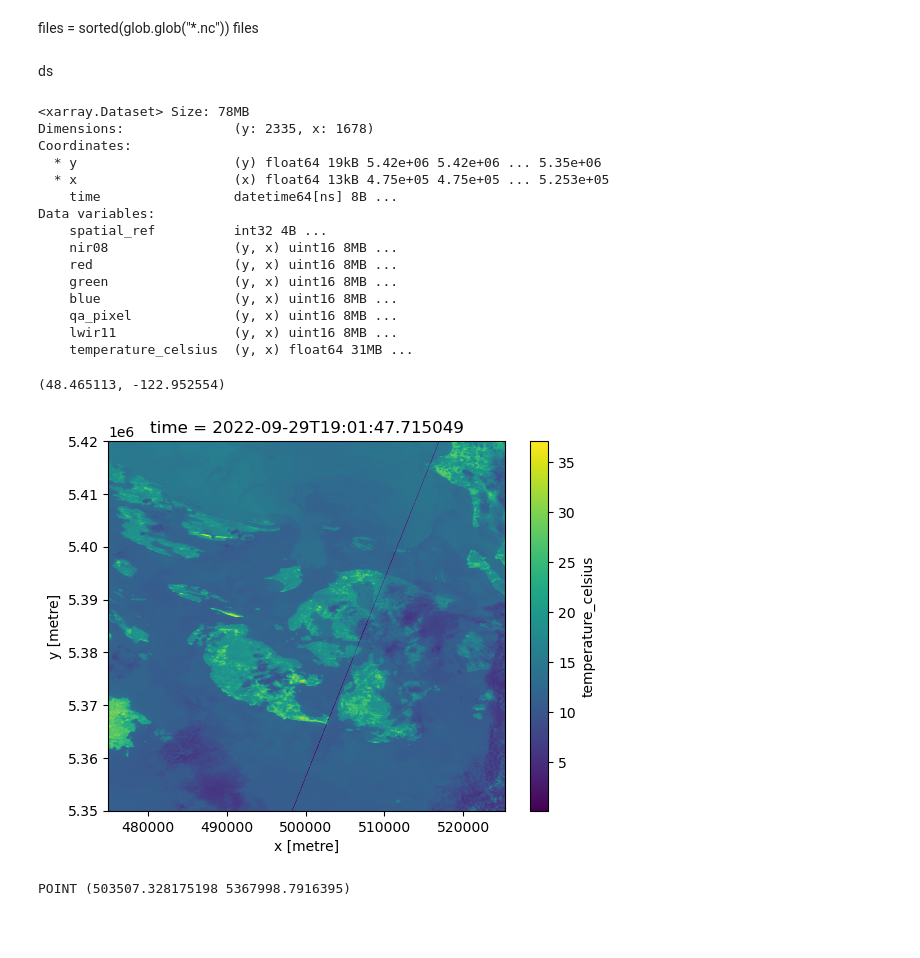
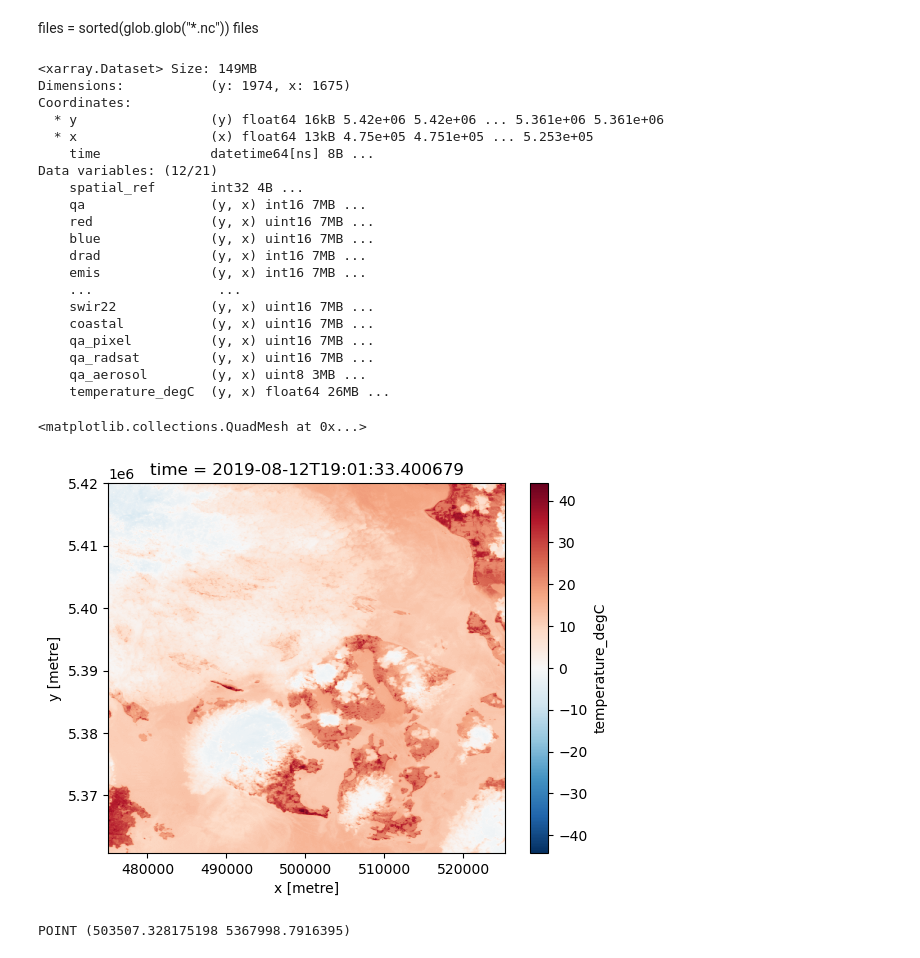
Before and after one commit to elischwat/summerfog, a Jupyter notebook: landsat/extracting-temps.ipynb, the cells around one changed output. Cells and saved outputs as stored; diff of their text form; code cells hidden in the pictures; blank space fills up the shorter version.

```diff
--- a/landsat/extracting-temps.ipynb
+++ b/landsat/extracting-temps.ipynb
@@ -12,35 +14,42 @@ files = sorted(glob.glob("*.nc"))
 files
 # %%
 
-fn = "/mnt/c/Users/isabe/FILES/Documents/FHL Summer 2025/2022-09-29T19_01_47.715049000.nc"
+#correct format is: "/mnt/c/Users/isabe/FILES/Documents/FHL Summer 2025/2022-09-29T19_01_47.715049000.nc"
+
+#fn = '2019-08-28T19:01:37.429983000.nc'
+
+fn = '2019-08-12T19:01:33.400679000.nc'
 # %%
 ds = xr.open_dataset(fn)
-# %% [markdown]
-ds
 # %%
 ds
 # %% [output]
-<xarray.Dataset> Size: 78MB
-Dimensions:              (y: 2335, x: 1678)
+<xarray.Dataset> Size: 149MB
+Dimensions:           (y: 1974, x: 1675)
 Coordinates:
-  * y                    (y) float64 19kB 5.42e+06 5.42e+06 ... 5.35e+06
-  * x                    (x) float64 13kB 4.75e+05 4.75e+05 ... 5.253e+05
-    time                 datetime64[ns] 8B ...
-Data variables:
-    spatial_ref          int32 4B ...
-    nir08                (y, x) uint16 8MB ...
-    red                  (y, x) uint16 8MB ...
-    green                (y, x) uint16 8MB ...
-    blue                 (y, x) uint16 8MB ...
-    qa_pixel             (y, x) uint16 8MB ...
-    lwir11               (y, x) uint16 8MB ...
-    temperature_celsius  (y, x) float64 31MB ...
+  * y                 (y) float64 16kB 5.42e+06 5.42e+06 ... 5.361e+06 5.361e+06
+  * x                 (x) float64 13kB 4.75e+05 4.751e+05 ... 5.253e+05
+    time              datetime64[ns] 8B ...
+Data variables: (12/21)
+    spatial_ref       int32 4B ...
+    qa                (y, x) int16 7MB ...
+    red               (y, x) uint16 7MB ...
+    blue              (y, x) uint16 7MB ...
+    drad              (y, x) int16 7MB ...
+    emis              (y, x) int16 7MB ...
+    ...                ...
+    swir22            (y, x) uint16 7MB ...
+    coastal           (y, x) uint16 7MB ...
+    qa_pixel          (y, x) uint16 7MB ...
+    qa_radsat         (y, x) uint16 7MB ...
+    qa_aerosol        (y, x) uint8 3MB ...
+    temperature_degC  (y, x) float64 26MB ...
 # %%
-ds['temperature_celsius'].plot()
+ds['temperature_degC'].plot()
 
 #can plot any of variables listed above
-48.465113, -122.952554
+#cattle point coords: 48.465113, -122.952554
 # %% [output]
-(48.465113, -122.952554)
+<matplotlib.collections.QuadMesh at 0x...>
-[figure, old version]
+[figure, new version]
 # %%
```
Also changed, not shown: parts of 9 cells of this notebook, 5 other files.
